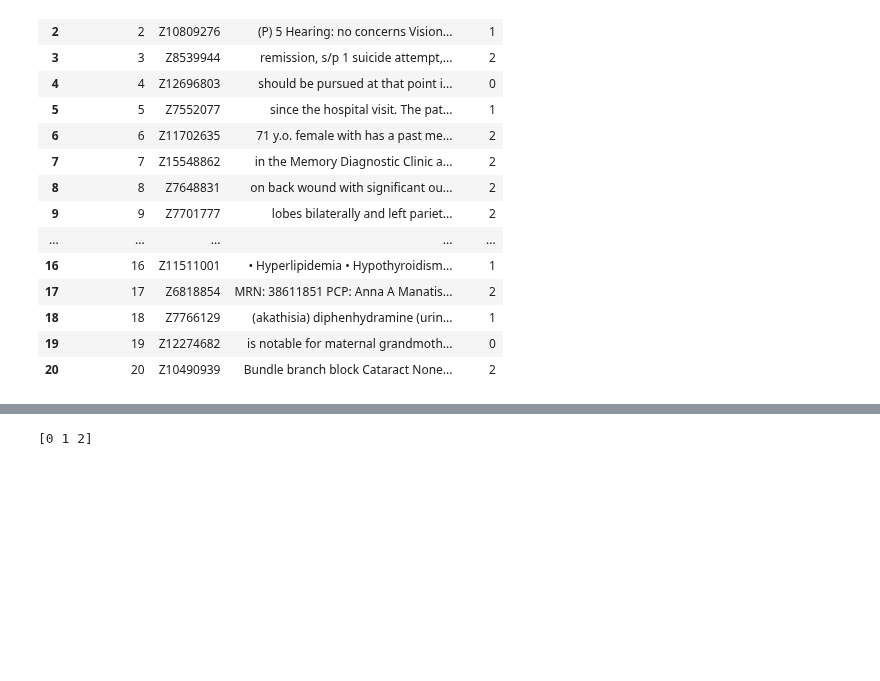
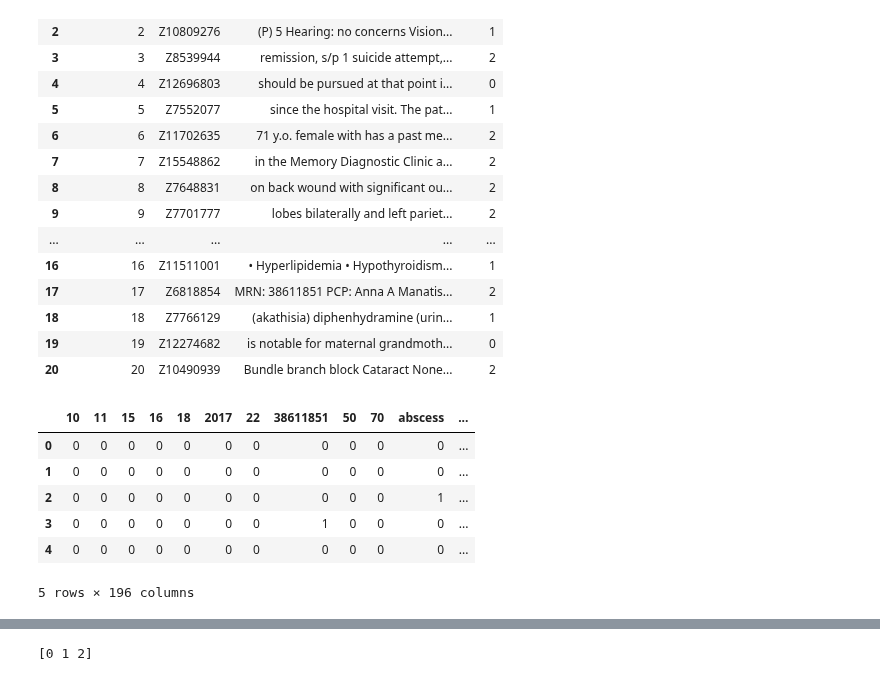
Before and after one commit to anaconda121/NeuraHealth, a Jupyter notebook: Modeling/Logistic_Regression_TFIDF_with_Ivis_Tuning.ipynb, the cells around one changed output, grey strips where cells are left out. Cells and saved outputs as stored; diff of their text form; code cells hidden in the pictures; blank space fills up the shorter version.

```diff
--- a/Modeling/Logistic_Regression_TFIDF_with_Ivis_Tuning.ipynb
+++ b/Modeling/Logistic_Regression_TFIDF_with_Ivis_Tuning.ipynb
@@ -77,6 +81,31 @@ y = train_df["label"]
 # %%
 y_label = y.to_numpy()
 X_train, X_test, y_train, y_test = train_test_split(X,y,random_state=0,test_size=0.3, stratify = y_label)
+# %%
+# Initialize a CountVectorizer object: count_vectorizer
+count_vectorizer = CountVectorizer(stop_words="english",analyzer='word')
+
+# Transform the training data using only the 'text' column values: count_train
+count_train = count_vectorizer.fit_transform(X_train)
+count_test = count_vectorizer.transform(X_test)
+#count_valid = count_vectorizer.transform(X_valid)
+
+# Create the CountVectorizer DataFrame: count_train
+count_train = pd.DataFrame(count_train.A, columns=count_vectorizer.get_feature_names())
+
+# Create the CountVectorizer DataFrame: test_df
+count_test = pd.DataFrame(count_test.A, columns=count_vectorizer.get_feature_names())
+
+#count_valid = pd.DataFrame(count_valid.A, columns=count_vectorizer.get_feature_names())
+count_train.head()
+# %% [output]
+|  | 10 | 11 | 15 | 16 | 18 | 2017 | 22 | 38611851 | 50 | 70 | abscess | ... |
+| 0 | 0 | 0 | 0 | 0 | 0 | 0 | 0 | 0 | 0 | 0 | 0 | ... |
+| 1 | 0 | 0 | 0 | 0 | 0 | 0 | 0 | 0 | 0 | 0 | 0 | ... |
+| 2 | 0 | 0 | 0 | 0 | 0 | 0 | 0 | 0 | 0 | 0 | 1 | ... |
+| 3 | 0 | 0 | 0 | 0 | 0 | 0 | 0 | 1 | 0 | 0 | 0 | ... |
+| 4 | 0 | 0 | 0 | 0 | 0 | 0 | 0 | 0 | 0 | 0 | 0 | ... |
+5 rows × 196 columns
 # %%
 tfidf_vectorizer = TfidfVectorizer(stop_words="english",analyzer='word')
 tfidf_train= tfidf_vectorizer.fit_transform(X_train)
```
Also changed, not shown: parts of 11 cells of this notebook.
